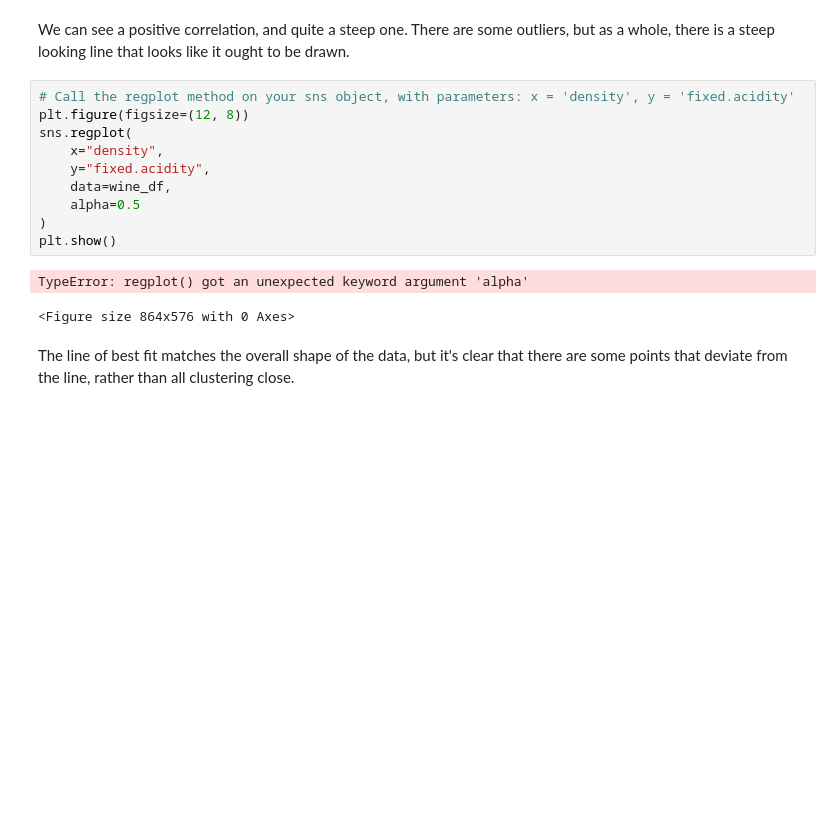
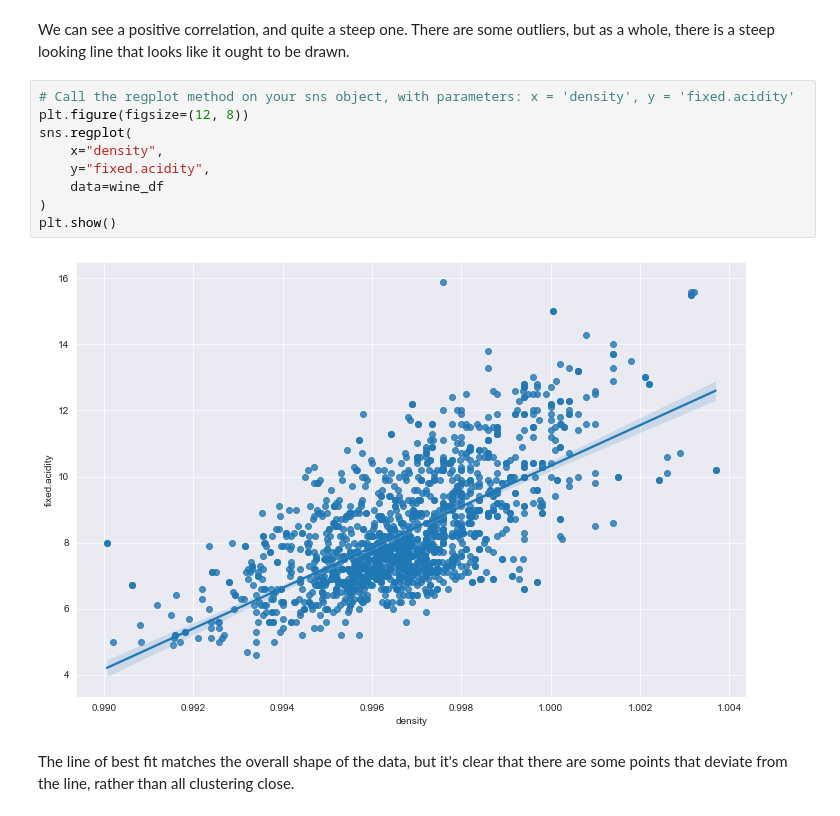
Before and after one commit to rcepedaraza/case-study-red-wines, a Jupyter notebook: notebooks/Regression Case Study - the Red Wine Dataset - Tier 3.ipynb, the cells around one changed output. Saved outputs shown, nothing was run; the diff lists cells and outputs as text; blank space fills up the shorter version.

```diff
--- a/notebooks/Regression Case Study - the Red Wine Dataset - Tier 3.ipynb
+++ b/notebooks/Regression Case Study - the Red Wine Dataset - Tier 3.ipynb
@@ -262,16 +262,14 @@ We can see a positive correlation, and quite a steep one. There are some outlier
 # %%
 # Call the regplot method on your sns object, with parameters: x = 'density', y = 'fixed.acidity'
 plt.figure(figsize=(12, 8))
 sns.regplot(
     x="density",
     y="fixed.acidity",
-    data=wine_df,
-    alpha=0.5
+    data=wine_df
 )
 plt.show()
 # %% [output]
-TypeError: regplot() got an unexpected keyword argument 'alpha'
-<Figure size 864x576 with 0 Axes>
+[figure, added]
 # %% [markdown]
 The line of best fit matches the overall shape of the data, but it's clear that there are some points that deviate from the line, rather than all clustering close.
 # %% [markdown]
```
Also changed, not shown: parts of 2 cells of this notebook.
